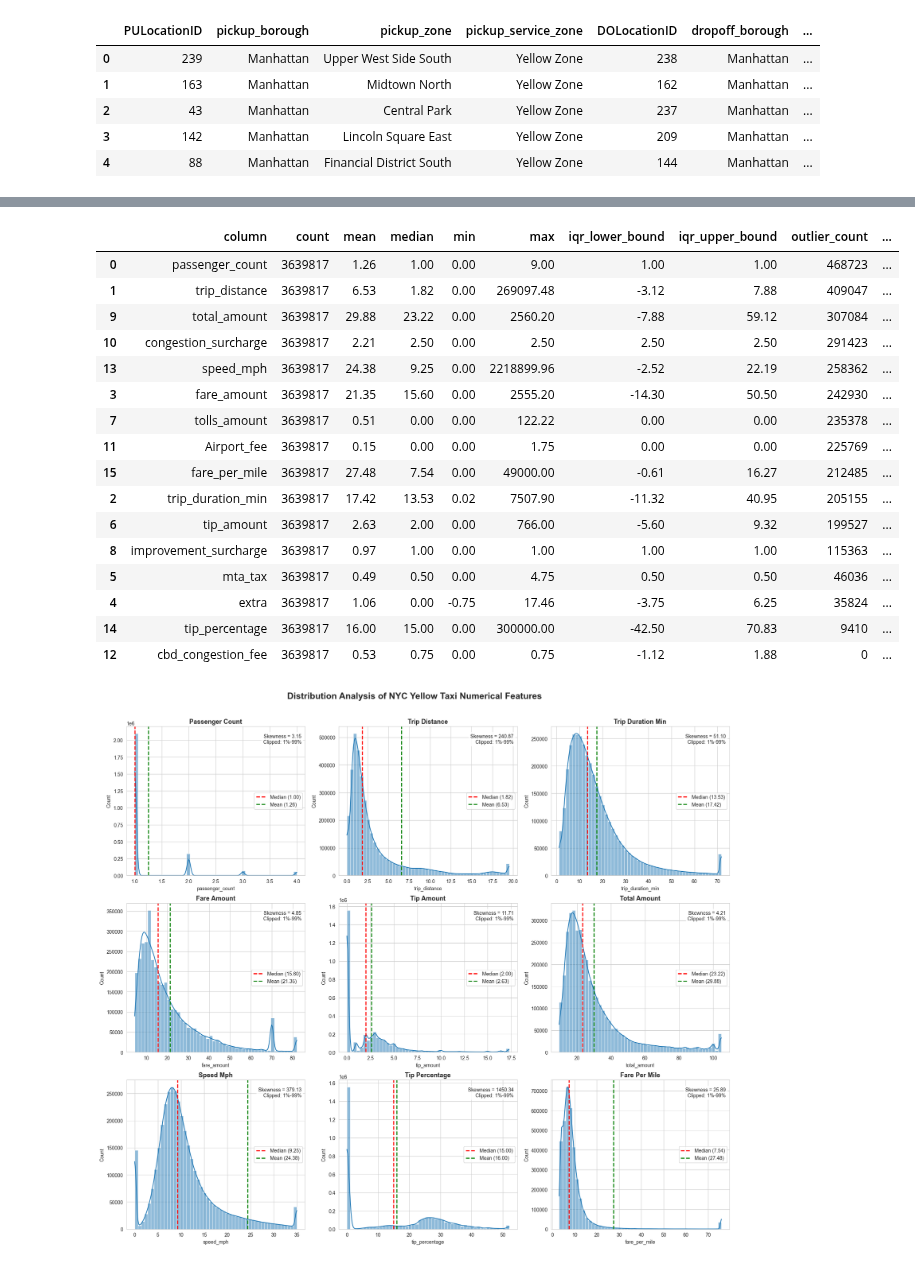
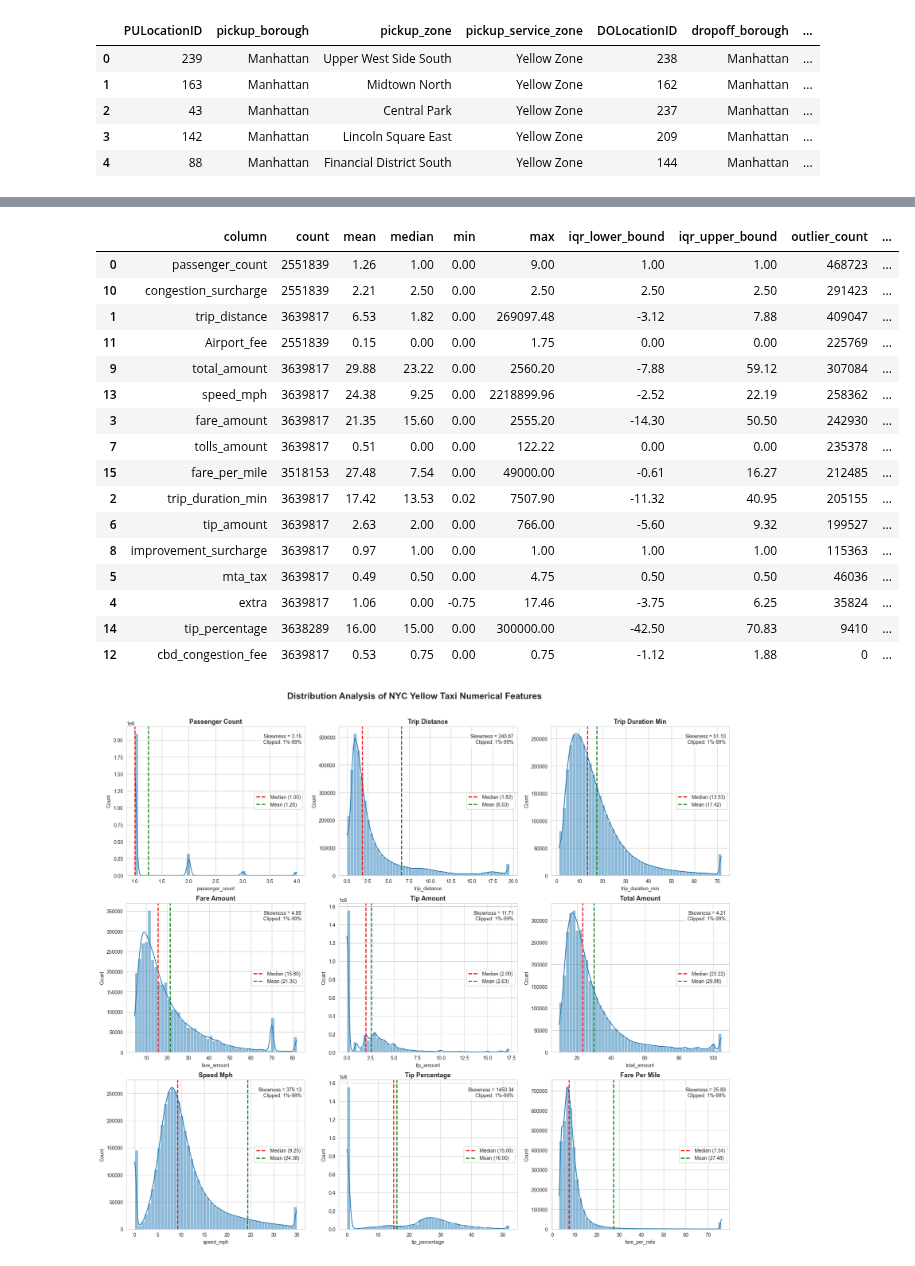
Before and after one commit to fathirrizkifadillah/NYC-Yellow-Taxi-Trip-Analysis, a Jupyter notebook: main.ipynb, the cells around one changed output, grey strips where cells are left out. Cells and saved outputs as stored; diff of their text form; code cells hidden in the pictures.

```diff
--- a/main.ipynb
+++ b/main.ipynb
@@ -294,7 +326,7 @@ def outlier_summary(data, numerical_cols) :
     results = []
 
     for col in numerical_cols :
-        series = data[col]
+        series = data[col].dropna()
         q1 = series.quantile(.25)
         q3 = series.quantile(.75)
 
@@ -302,48 +334,48 @@ def outlier_summary(data, numerical_cols) :
 
         lower = q1 - 1.5 * iqr
         upper = q3 + 1.5 * iqr
 
         outlier = (
             (series < lower) |
             (series > upper)
         ).sum()
 
         results.append({
             "column" : col,
             "count" : len(series),
             "mean" : round(series.mean(), 2),
             "median" : round(series.median(), 2),
             "min" : round(series.min(), 2),
             "max" : round(series.max(), 2),
             "iqr_lower_bound": round(lower,2),
             "iqr_upper_bound": round(upper,2),
             "outlier_count": outlier,
             "outlier_pct": round(outlier/len(series)*100,2)
         })
 
     return (
         pd.DataFrame(results).sort_values("outlier_pct", ascending=False)
     )
 
 df_outlier = outlier_summary(df_enriched, numerical_cols)
 df_outlier
 # %% [output]
 |  | column | count | mean | median | min | max | iqr_lower_bound | iqr_upper_bound | outlier_count | ... |
-| 0 | passenger_count | 3639817 | 1.26 | 1.00 | 0.00 | 9.00 | 1.00 | 1.00 | 468723 | ... |
+| 0 | passenger_count | 2551839 | 1.26 | 1.00 | 0.00 | 9.00 | 1.00 | 1.00 | 468723 | ... |
+| 10 | congestion_surcharge | 2551839 | 2.21 | 2.50 | 0.00 | 2.50 | 2.50 | 2.50 | 291423 | ... |
 | 1 | trip_distance | 3639817 | 6.53 | 1.82 | 0.00 | 269097.48 | -3.12 | 7.88 | 409047 | ... |
+| 11 | Airport_fee | 2551839 | 0.15 | 0.00 | 0.00 | 1.75 | 0.00 | 0.00 | 225769 | ... |
 | 9 | total_amount | 3639817 | 29.88 | 23.22 | 0.00 | 2560.20 | -7.88 | 59.12 | 307084 | ... |
-| 10 | congestion_surcharge | 3639817 | 2.21 | 2.50 | 0.00 | 2.50 | 2.50 | 2.50 | 291423 | ... |
 | 13 | speed_mph | 3639817 | 24.38 | 9.25 | 0.00 | 2218899.96 | -2.52 | 22.19 | 258362 | ... |
 | 3 | fare_amount | 3639817 | 21.35 | 15.60 | 0.00 | 2555.20 | -14.30 | 50.50 | 242930 | ... |
 | 7 | tolls_amount | 3639817 | 0.51 | 0.00 | 0.00 | 122.22 | 0.00 | 0.00 | 235378 | ... |
-| 11 | Airport_fee | 3639817 | 0.15 | 0.00 | 0.00 | 1.75 | 0.00 | 0.00 | 225769 | ... |
-| 15 | fare_per_mile | 3639817 | 27.48 | 7.54 | 0.00 | 49000.00 | -0.61 | 16.27 | 212485 | ... |
+| 15 | fare_per_mile | 3518153 | 27.48 | 7.54 | 0.00 | 49000.00 | -0.61 | 16.27 | 212485 | ... |
 | 2 | trip_duration_min | 3639817 | 17.42 | 13.53 | 0.02 | 7507.90 | -11.32 | 40.95 | 205155 | ... |
 | 6 | tip_amount | 3639817 | 2.63 | 2.00 | 0.00 | 766.00 | -5.60 | 9.32 | 199527 | ... |
 | 8 | improvement_surcharge | 3639817 | 0.97 | 1.00 | 0.00 | 1.00 | 1.00 | 1.00 | 115363 | ... |
 | 5 | mta_tax | 3639817 | 0.49 | 0.50 | 0.00 | 4.75 | 0.50 | 0.50 | 46036 | ... |
 | 4 | extra | 3639817 | 1.06 | 0.00 | -0.75 | 17.46 | -3.75 | 6.25 | 35824 | ... |
-| 14 | tip_percentage | 3639817 | 16.00 | 15.00 | 0.00 | 300000.00 | -42.50 | 70.83 | 9410 | ... |
+| 14 | tip_percentage | 3638289 | 16.00 | 15.00 | 0.00 | 300000.00 | -42.50 | 70.83 | 9410 | ... |
 | 12 | cbd_congestion_fee | 3639817 | 0.53 | 0.75 | 0.00 | 0.75 | -1.12 | 1.88 | 0 | ... |
 # %%
 target_cols = [
```
Also changed, not shown: parts of 1 cell of this notebook.
